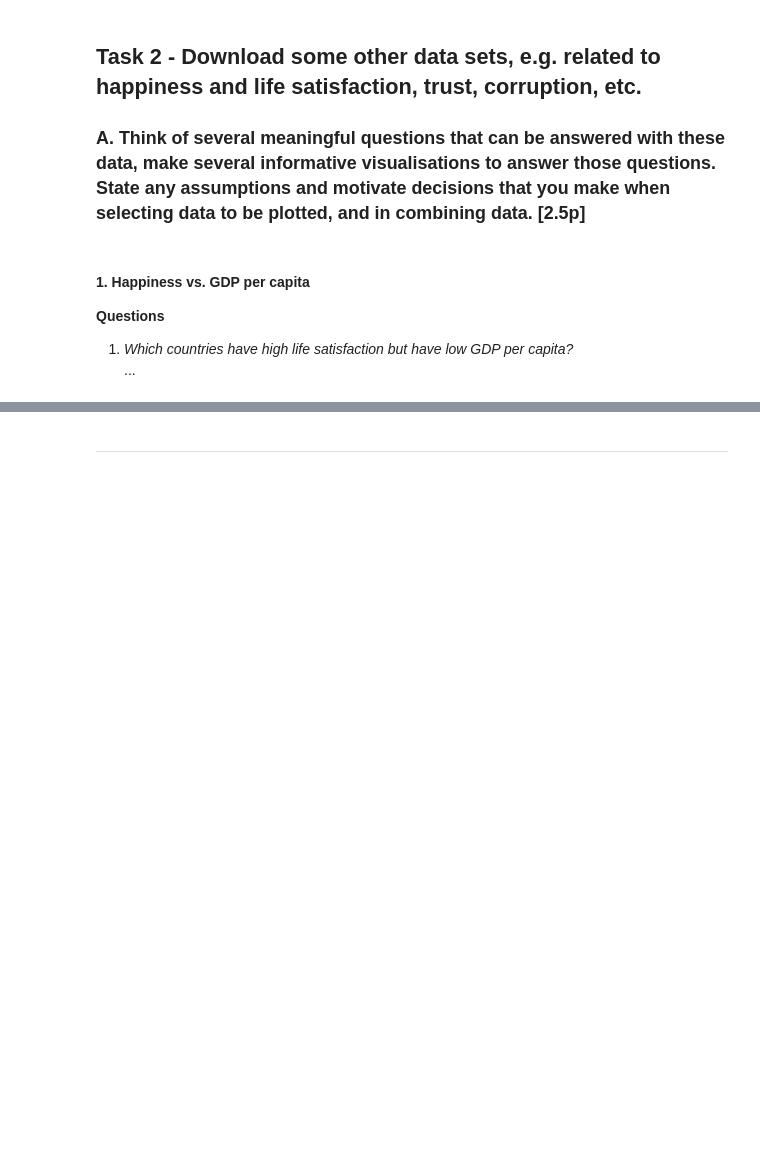
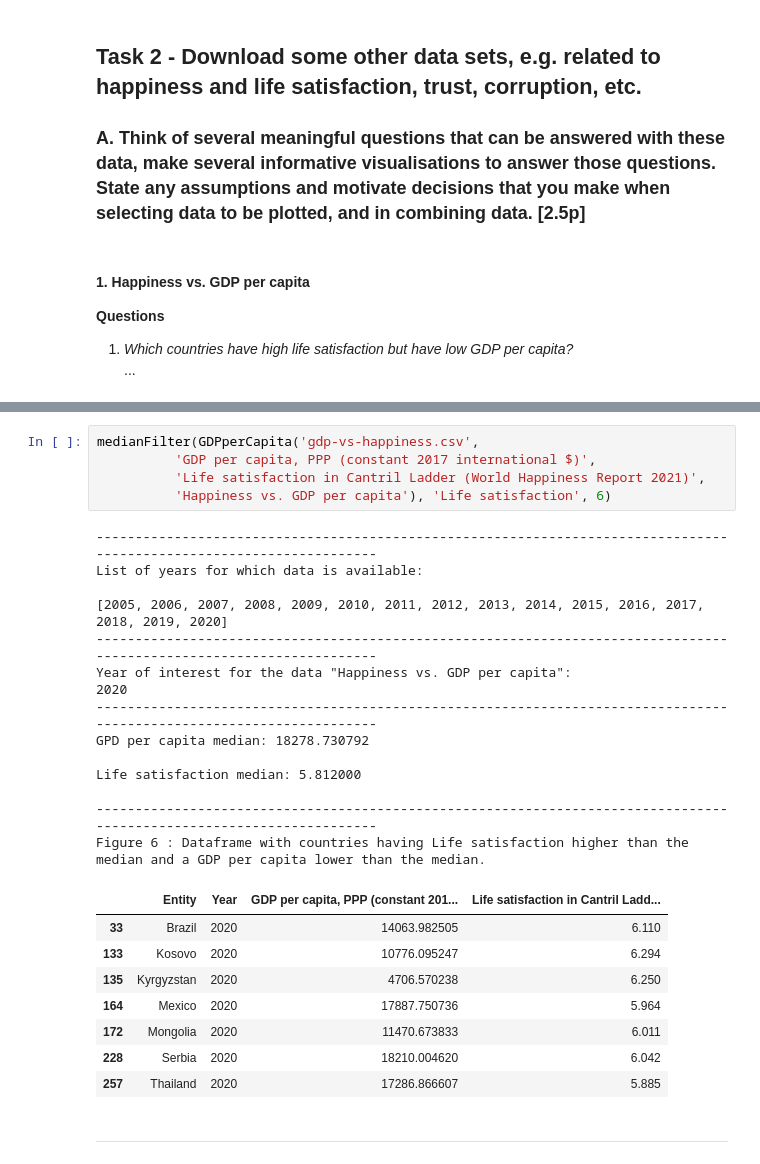
Before and after one commit to LeniaMalki/DataScienceAndAI, a Jupyter notebook: assignment1.ipynb, the cells around one changed output, grey strips where cells are left out. Saved outputs shown, nothing was run; the diff lists cells and outputs as text; blank space fills up the shorter version.

```diff
--- a/assignment1.ipynb
+++ b/assignment1.ipynb
@@ -364,6 +364,34 @@ Year of interest for the data "Happiness vs. GDP per capita":
 ---------------------------------------------------------------------------------------------------------------------
 Figure 5 :
 [interactive output not drawn]
+# %%
+medianFilter(GDPperCapita('gdp-vs-happiness.csv',
+          'GDP per capita, PPP (constant 2017 international $)',
+          'Life satisfaction in Cantril Ladder (World Happiness Report 2021)',
+          'Happiness vs. GDP per capita'), 'Life satisfaction', 6)
+# %% [output]
+---------------------------------------------------------------------------------------------------------------------
+List of years for which data is available:
+
+[2005, 2006, 2007, 2008, 2009, 2010, 2011, 2012, 2013, 2014, 2015, 2016, 2017, 2018, 2019, 2020]
+---------------------------------------------------------------------------------------------------------------------
+Year of interest for the data "Happiness vs. GDP per capita":
+2020
+---------------------------------------------------------------------------------------------------------------------
+GPD per capita median: 18278.730792
+
+Life satisfaction median: 5.812000
+
+---------------------------------------------------------------------------------------------------------------------
+Figure 6 : Dataframe with countries having Life satisfaction higher than the median and a GDP per capita lower than the median.
+|  | Entity | Year | GDP per capita, PPP (constant 201... | Life satisfaction in Cantril Ladd... |
+| 33 | Brazil | 2020 | 14063.982505 | 6.110 |
+| 133 | Kosovo | 2020 | 10776.095247 | 6.294 |
+| 135 | Kyrgyzstan | 2020 | 4706.570238 | 6.250 |
+| 164 | Mexico | 2020 | 17887.750736 | 5.964 |
+| 172 | Mongolia | 2020 | 11470.673833 | 6.011 |
+| 228 | Serbia | 2020 | 18210.004620 | 6.042 |
+| 257 | Thailand | 2020 | 17286.866607 | 5.885 |
 # %% [markdown]
 ---
 # %% [markdown]
```
